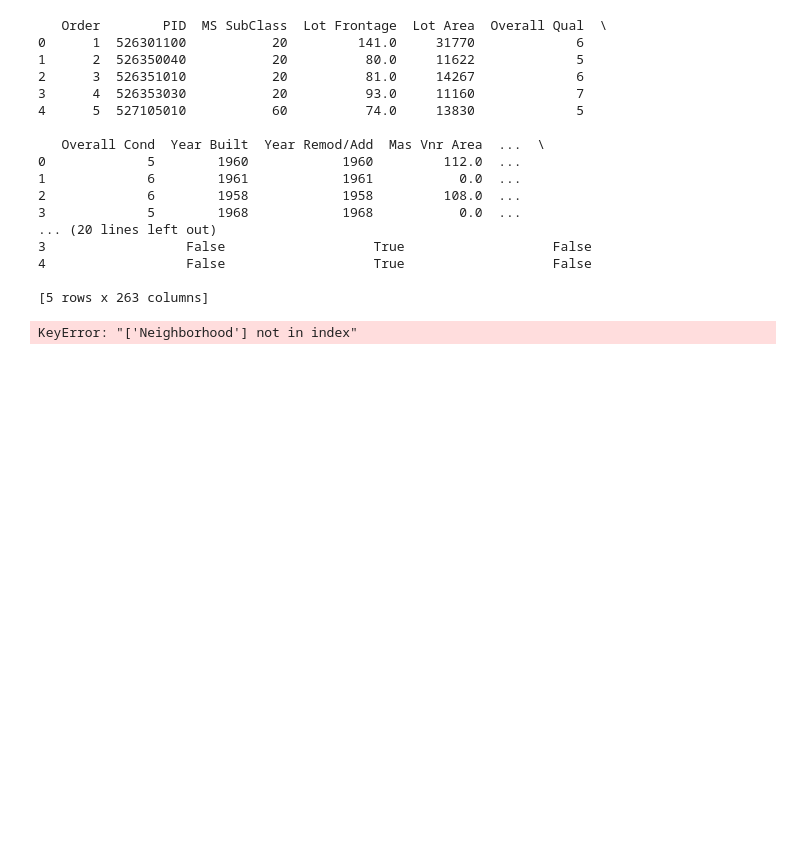
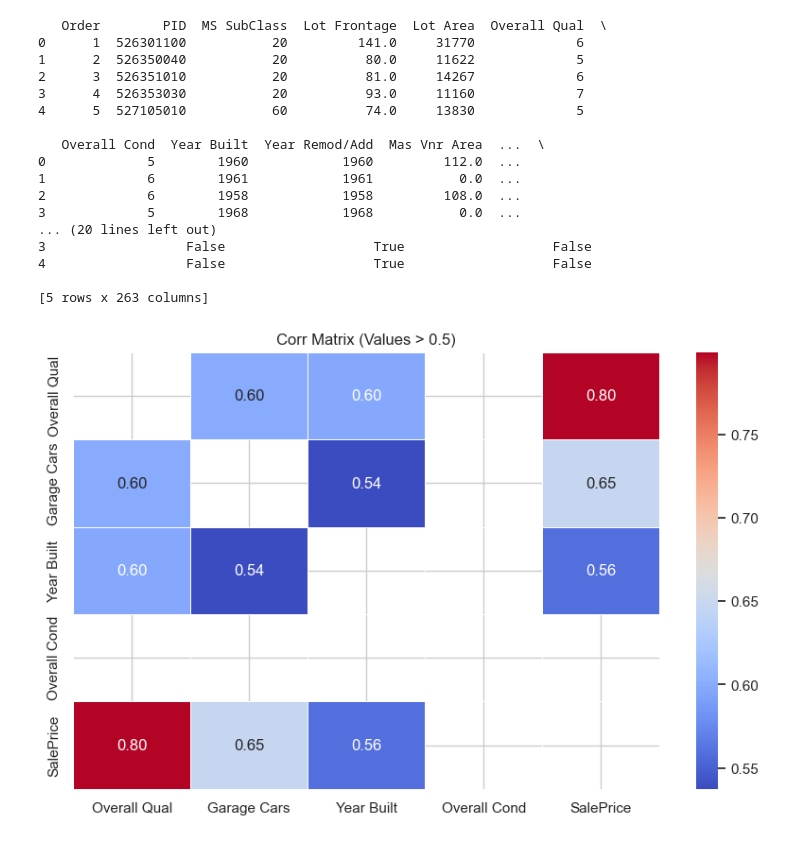
Before and after one commit to alejandroamp/Property-Value-Prediction, a Jupyter notebook: notebooks/EDA.ipynb, the cells around one changed output. Cells and saved outputs as stored; diff of their text form; code cells hidden in the pictures; blank space fills up the shorter version.

```diff
--- a/notebooks/EDA.ipynb
+++ b/notebooks/EDA.ipynb
@@ -145,15 +149,18 @@ print(data_encoded.head())
 
 [5 rows x 263 columns]
 # %%
-# Seleccionar columnas específicas para el análisis de correlación
-columns_to_include = ['Overall Qual','Neighborhood','Garage Cars','Year Built','Overall Cond','SalePrice'] # Agregar las que te interesen
+# Selecting specific columns to check relations
+columns_to_include = ['Overall Qual','Garage Cars','Year Built','Overall Cond','SalePrice']
 data_subset = data_encoded[columns_to_include]
 
-# Matriz de correlación con solo algunas columnas
 plt.figure(figsize=(10, 6))
 correlation_matrix = data_subset.corr()
-sns.heatmap(correlation_matrix, annot=True, cmap='coolwarm', fmt='.2f', linewidths=0.5)
-plt.title('Matriz de Correlación (Subconjunto)')
+
+# Filter corr Matrix just with >=0.5
+filtered_corr_matrix = correlation_matrix[(correlation_matrix.abs() >= 0.5) & (correlation_matrix != 1.0)]
+
+sns.heatmap(filtered_corr_matrix, annot=True, cmap='coolwarm', fmt='.2f', linewidths=0.5, mask=np.isnan(filtered_corr_matrix))
+plt.title('Corr Matrix (Values > 0.5)')
 plt.show()
 # %% [output]
-KeyError: "['Neighborhood'] not in index"
+[figure, added]
```
Also changed, not shown: parts of 15 cells of this notebook, 5 other files.
